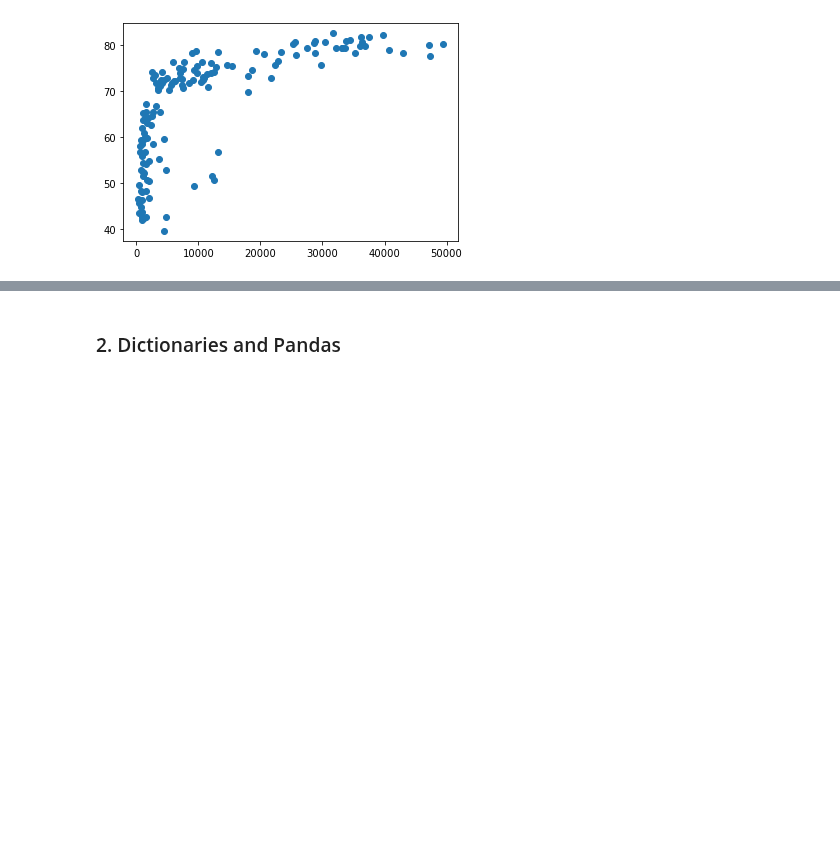
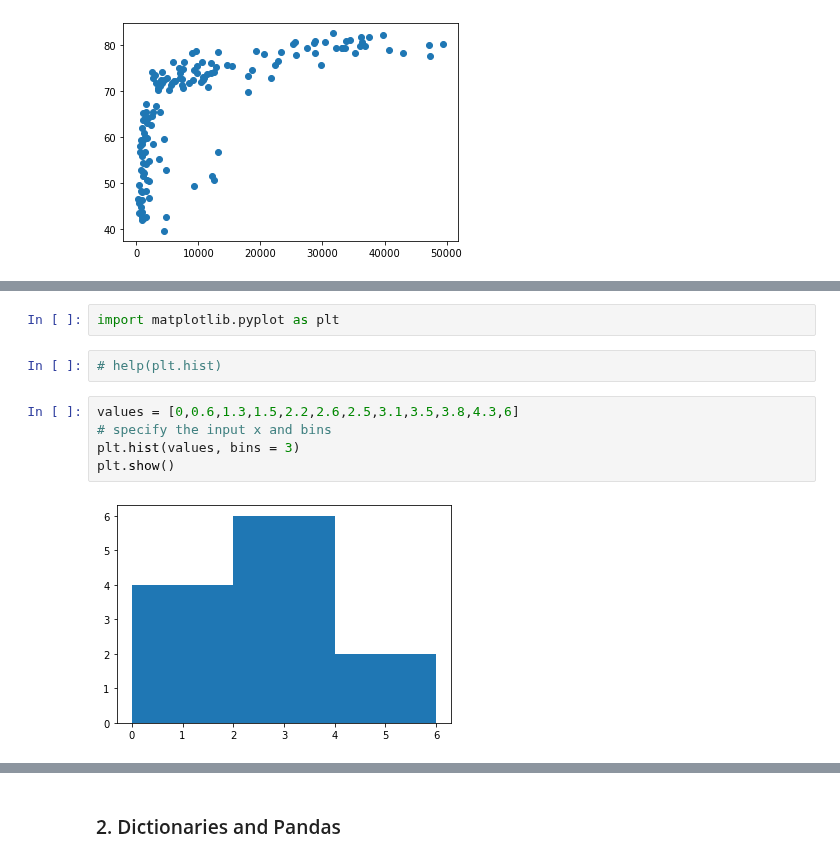
Before and after one commit to flyin01/dc, a Jupyter notebook: Intermediate_python.ipynb, the cells around one changed output, grey strips where cells are left out. Cells and saved outputs as stored; diff of their text form; blank space fills up the shorter version.

Commit message:
finalized plots

```diff
--- a/Intermediate_python.ipynb
+++ b/Intermediate_python.ipynb
@@ -374,0 +375,11 @@ TBD
+# %%
+import matplotlib.pyplot as plt
+# %%
+# help(plt.hist)
+# %%
+values = [0,0.6,1.3,1.5,2.2,2.6,2.5,3.1,3.5,3.8,4.3,6]
+# specify the input x and bins
+plt.hist(values, bins = 3)
+plt.show()
+# %% [output]
+[figure, added]
```
Also changed, not shown: parts of 22 cells of this notebook.
